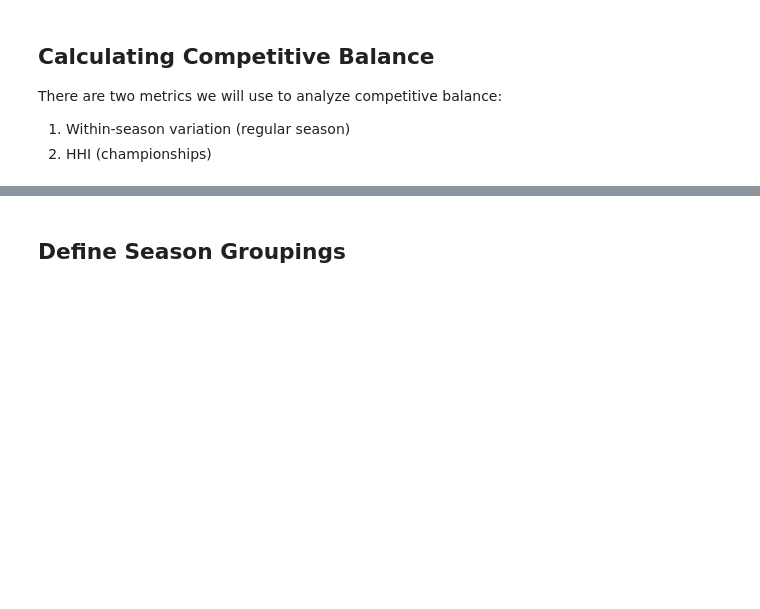
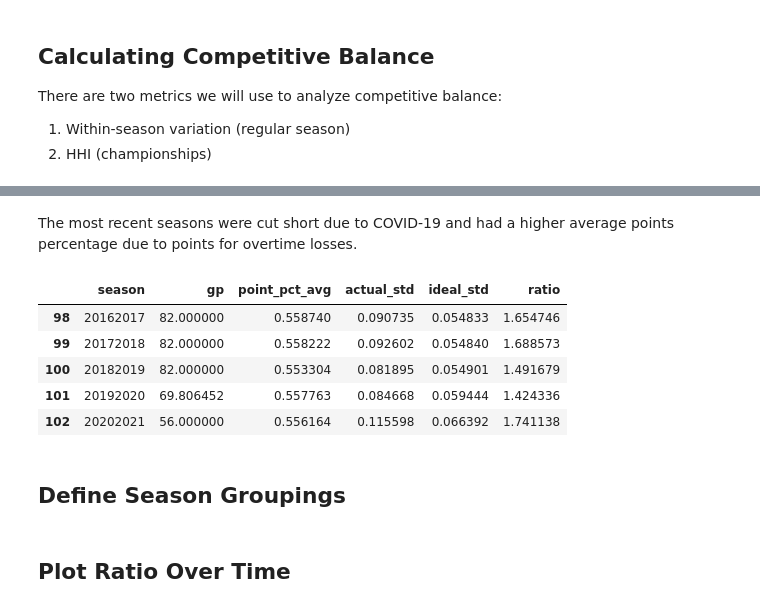
Before and after one commit to bclark86/sports-analytics, a Jupyter notebook: _sources/01-Competitive-Balance.ipynb, the cells around one changed output, grey strips where cells are left out. Cells and saved outputs as stored; diff of their text form; code cells hidden in the pictures; blank space fills up the shorter version.

```diff
--- a/_sources/01-Competitive-Balance.ipynb
+++ b/_sources/01-Competitive-Balance.ipynb
@@ -150,2 +150,13 @@ competitive_balance_df.plot(x='year', y='ratio');
+# %% [markdown]
+The most recent seasons were cut short due to COVID-19 and had a higher average points percentage due to points for overtime losses.
+# %%
+competitive_balance_df.tail()
+# %% [output]
+|  | season | gp | point_pct_avg | actual_std | ideal_std | ratio |
+| 98 | 20162017 | 82.000000 | 0.558740 | 0.090735 | 0.054833 | 1.654746 |
+| 99 | 20172018 | 82.000000 | 0.558222 | 0.092602 | 0.054840 | 1.688573 |
+| 100 | 20182019 | 82.000000 | 0.553304 | 0.081895 | 0.054901 | 1.491679 |
+| 101 | 20192020 | 69.806452 | 0.557763 | 0.084668 | 0.059444 | 1.424336 |
+| 102 | 20202021 | 56.000000 | 0.556164 | 0.115598 | 0.066392 | 1.741138 |
 # %% [markdown]
 ## Define Season Groupings
@@ -151,0 +169,2 @@ competitive_balance_df.plot(x='year', y='ratio');
+# %% [markdown]
+## Plot Ratio Over Time
```
Also changed, not shown: parts of 8 cells of this notebook, 3 other files.
